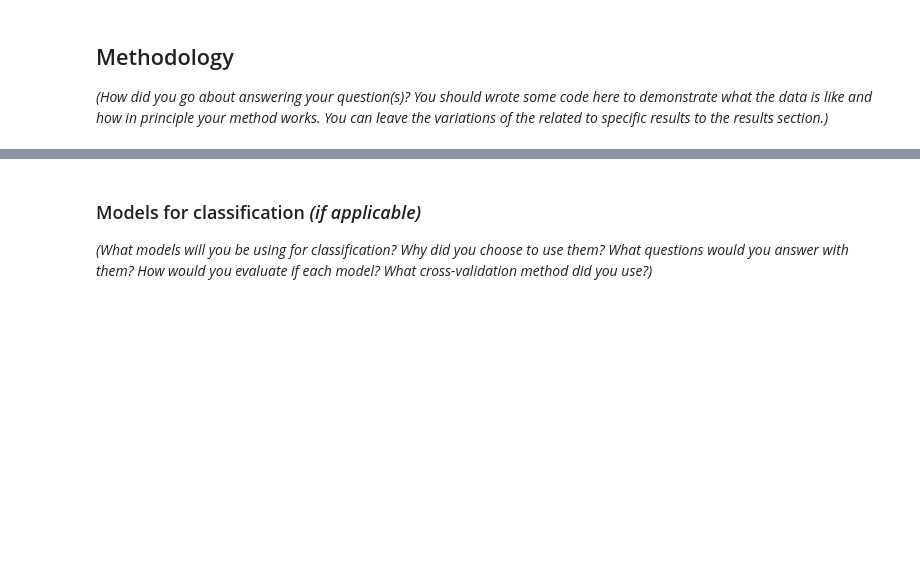
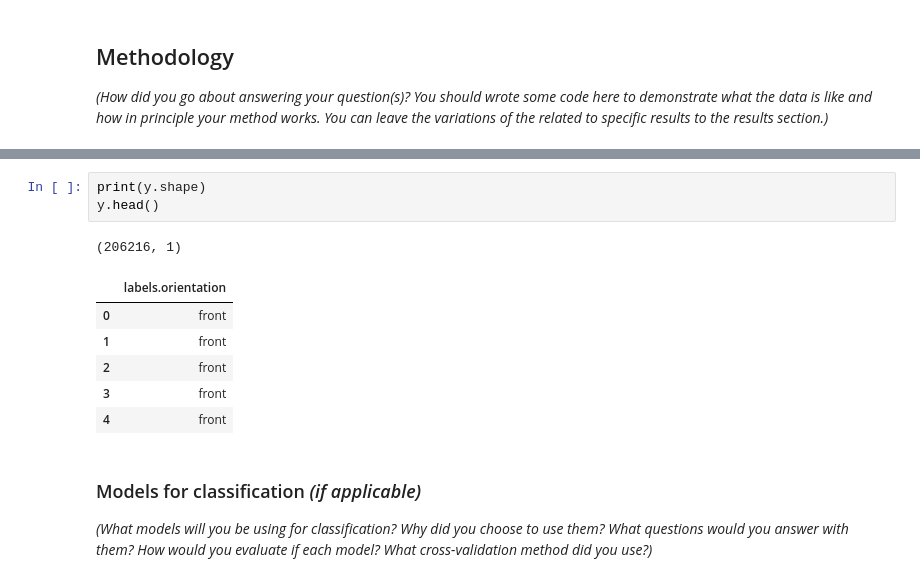
Before and after one commit to sthuy9804/cmse381-final-project, a Jupyter notebook: ProjectTemplate.ipynb, the cells around one changed output, grey strips where cells are left out. Cells and saved outputs as stored; diff of their text form; blank space fills up the shorter version.

```diff
--- a/ProjectTemplate.ipynb
+++ b/ProjectTemplate.ipynb
@@ -43,3 +74,14 @@ _(Describe the data you are using. What variables are you using? What they mean?
+# %%
+print(y.shape)
+y.head()
+# %% [output]
+(206216, 1)
+|  | labels.orientation |
+| 0 | front |
+| 1 | front |
+| 2 | front |
+| 3 | front |
+| 4 | front |
 # %% [markdown]
 ### Models for classification _(if applicable)_
 _(What models will you be using for classification? Why did you choose to use them? What questions would you answer with them? How would you evaluate if each model? What cross-validation method did you use?)_
```
Also changed, not shown: parts of 7 cells of this notebook, 1 other file.
